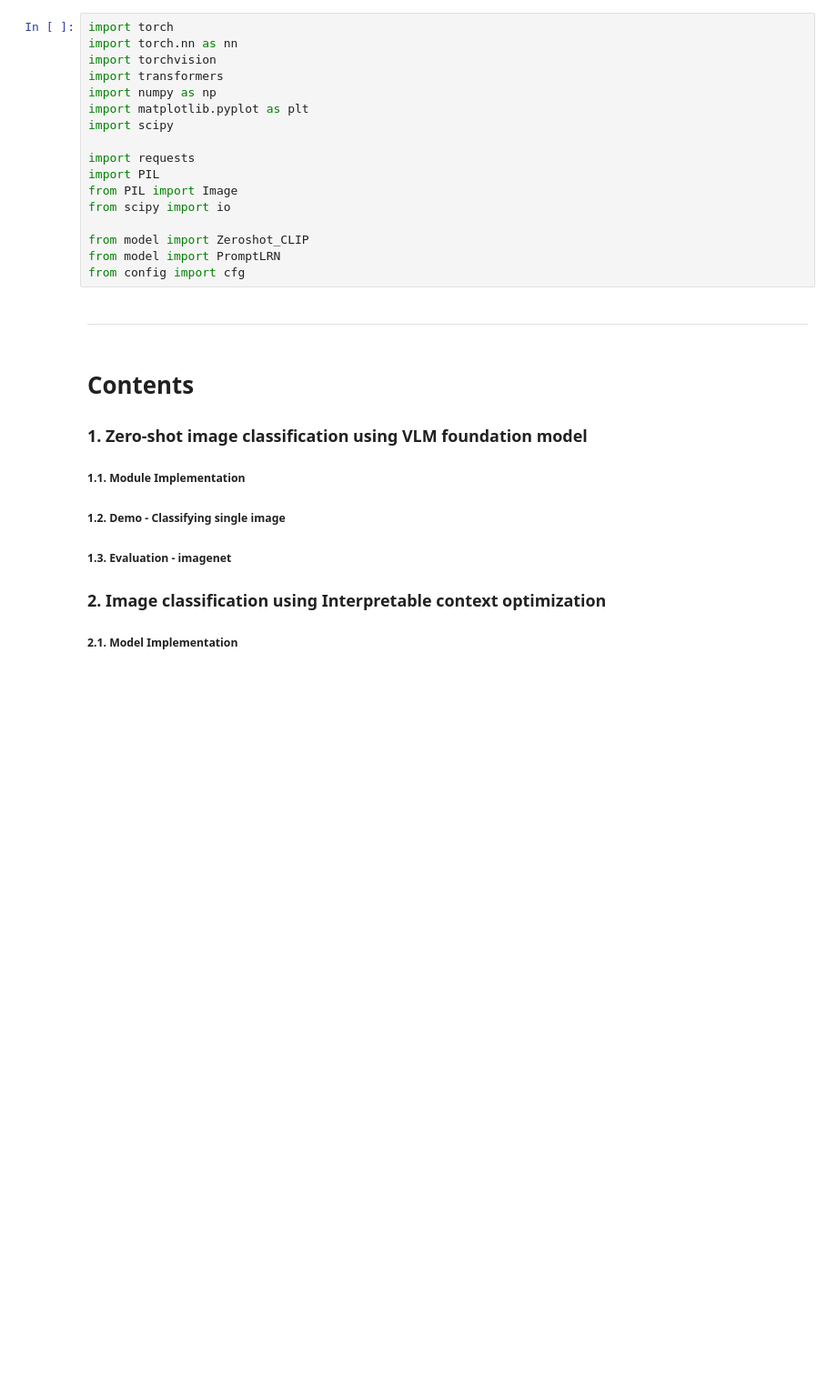
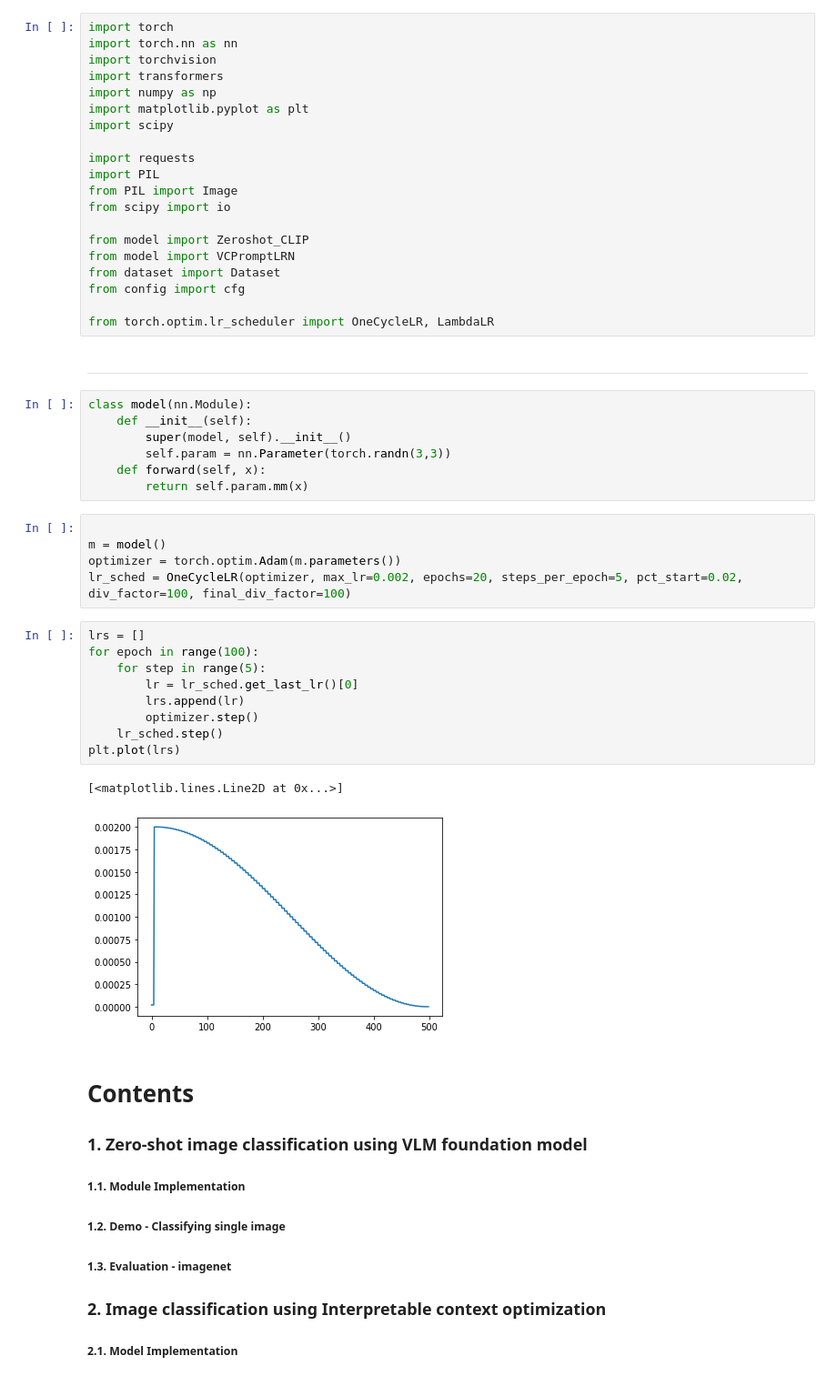
Before and after one commit to mlvlab/RPO, a Jupyter notebook: demo.ipynb, the cells around one changed output. Shown at 91% size. Saved outputs shown, nothing was run; the diff lists cells and outputs as text; blank space fills up the shorter version.

```diff
--- a/demo.ipynb
+++ b/demo.ipynb
@@ -13,10 +13,37 @@ from PIL import Image
 from scipy import io
 
 from model import Zeroshot_CLIP
-from model import PromptLRN
+from model import VCPromptLRN
+from dataset import Dataset
 from config import cfg
+
+from torch.optim.lr_scheduler import OneCycleLR, LambdaLR
 # %% [markdown]
 ---
+# %%
+class model(nn.Module):
+    def __init__(self):
+        super(model, self).__init__()
+        self.param = nn.Parameter(torch.randn(3,3))
+    def forward(self, x):
+        return self.param.mm(x)
+# %%
+
+m = model()
+optimizer = torch.optim.Adam(m.parameters())
+lr_sched = OneCycleLR(optimizer, max_lr=0.002, epochs=20, steps_per_epoch=5, pct_start=0.02, div_factor=100, final_div_factor=100)
+# %%
+lrs = []
+for epoch in range(100):
+    for step in range(5):
+        lr = lr_sched.get_last_lr()[0]
+        lrs.append(lr)
+        optimizer.step()
+    lr_sched.step()
+plt.plot(lrs)
+# %% [output]
+[<matplotlib.lines.Line2D at 0x...>]
+[figure, added]
 # %% [markdown]
 # Contents
 
```
Also changed, not shown: parts of 6 cells of this notebook, 9 other files.
